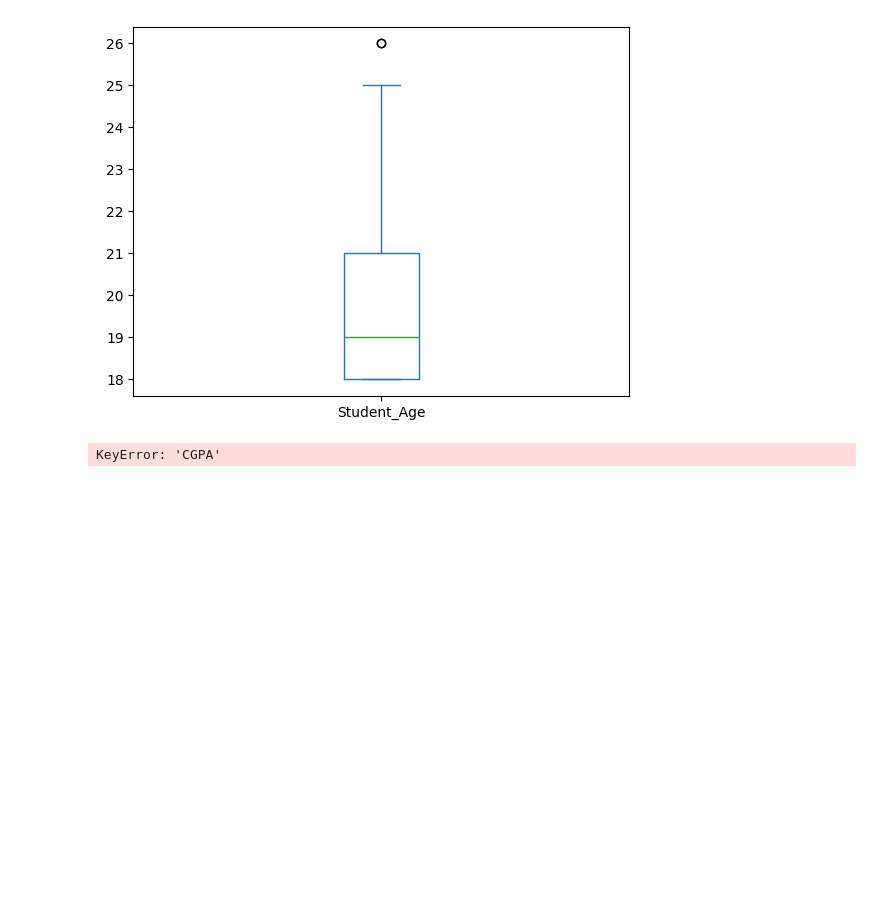
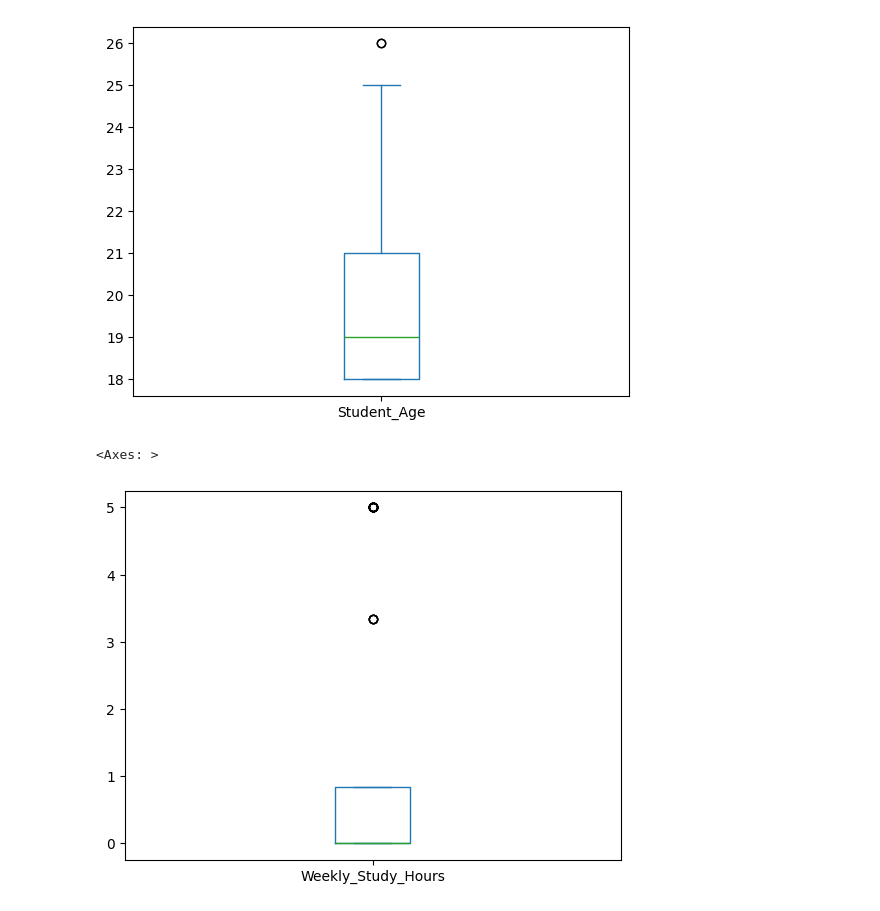
Before and after one commit to Touhidarz/DSBDA, a Jupyter notebook: dataWrangling_2.ipynb, the cells around one changed output. Cells and saved outputs as stored; diff of their text form; code cells hidden in the pictures; blank space fills up the shorter version.

```diff
--- a/dataWrangling_2.ipynb
+++ b/dataWrangling_2.ipynb
@@ -162,7 +162,12 @@ data['Student_Age'].plot(kind='box')
 # %%
 from sklearn.preprocessing import MinMaxScaler
 # %%
-scaler = MinMaxScaler(feature_range = (0,10))
-data_2d = data['CGPA'].values.reshape(-1, 1)
+scaler = MinMaxScaler(feature_range = (0,5))
+data_2d = data['Weekly_Study_Hours'].values.reshape(-1, 1)
-# %% [output]
-KeyError: 'CGPA'
+# %%
+data['Weekly_Study_Hours'] = scaler.fit_transform(data_2d)
+# %%
+data['Weekly_Study_Hours'].plot(kind='box')
+# %% [output]
+<Axes: >
+[figure, added]
```
Also changed, not shown: 7 other files.
